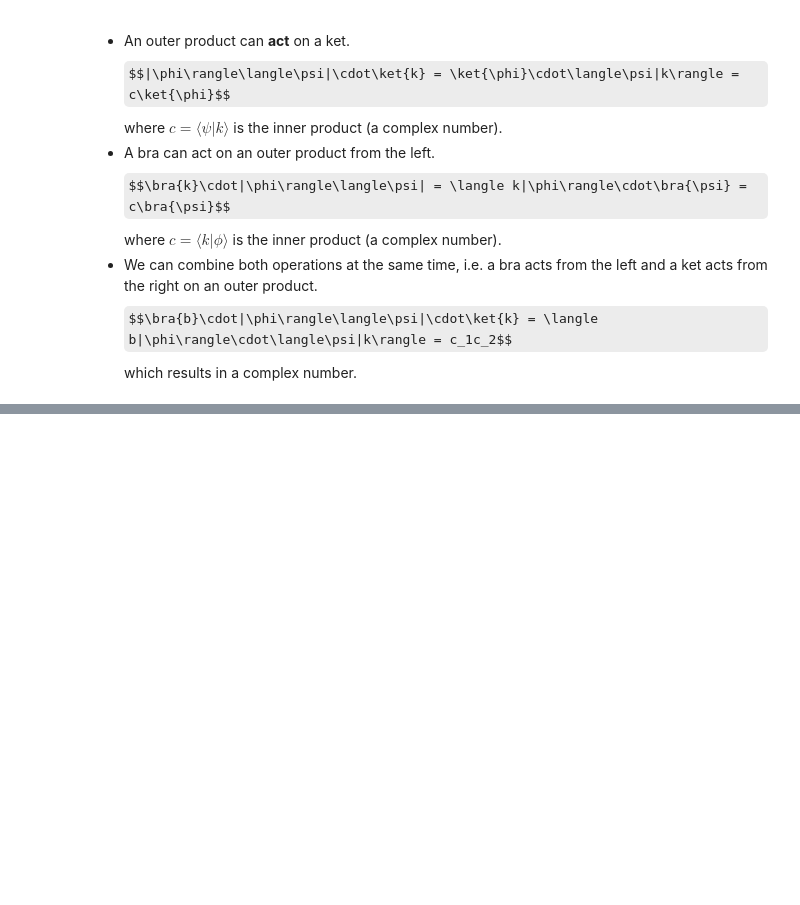
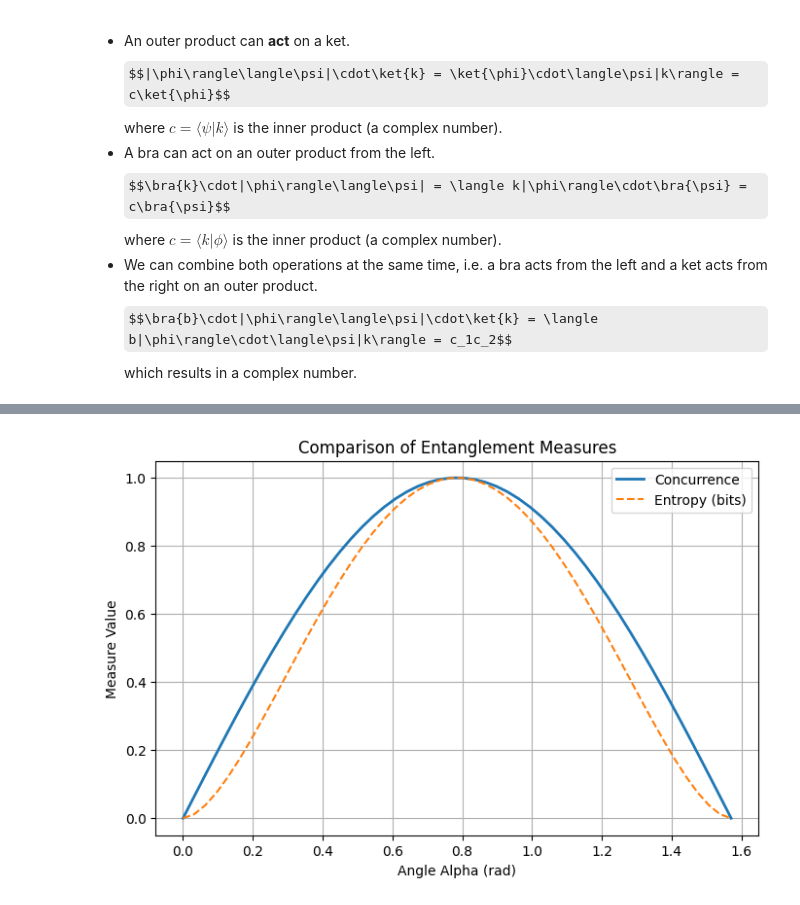
Before and after one commit to drmithileshkumar/qiskit, a Jupyter notebook: 2_Statevector.ipynb, the cells around one changed output, grey strips where cells are left out. Cells and saved outputs as stored; diff of their text form; code cells hidden in the pictures; some formulas as TeX source; blank space fills up the shorter version.

```diff
--- a/2_Statevector.ipynb
+++ b/2_Statevector.ipynb
@@ -474,0 +652,32 @@ $$\rho = a|0\rangle\langle 0|\otimes|0\rangle\langle 0| + \text{all combinations
+# %%
+import numpy as np
+import matplotlib.pyplot as plt
+from qiskit.quantum_info import Statevector, concurrence, entropy, partial_trace
+
+alphas = np.linspace(0, np.pi/2, 50)
+conc_vals = []
+ent_vals = []
+
+for a in alphas:
+    # Create the state cos(a)|00> + sin(a)|11>
+    psi = Statevector([np.cos(a), 0, 0, np.sin(a)])
+
+    # Calculate Concurrence
+    conc_vals.append(concurrence(psi))
+
+    # Calculate Von Neumann Entropy of the reduced state (base 2)
+    rho_0 = partial_trace(psi, [1])
+    ent_vals.append(entropy(rho_0, base=2))
+
+# Plotting the results
+plt.figure(figsize=(8, 5))
+plt.plot(alphas, conc_vals, label='Concurrence', linewidth=2)
+plt.plot(alphas, ent_vals, label='Entropy (bits)', linestyle='--')
+plt.xlabel('Angle Alpha (rad)')
+plt.ylabel('Measure Value')
+plt.title('Comparison of Entanglement Measures')
+plt.legend()
+plt.grid(True)
+plt.show()
+# %% [output]
+[figure, added]
```
Also changed, not shown: parts of 22 cells of this notebook.
